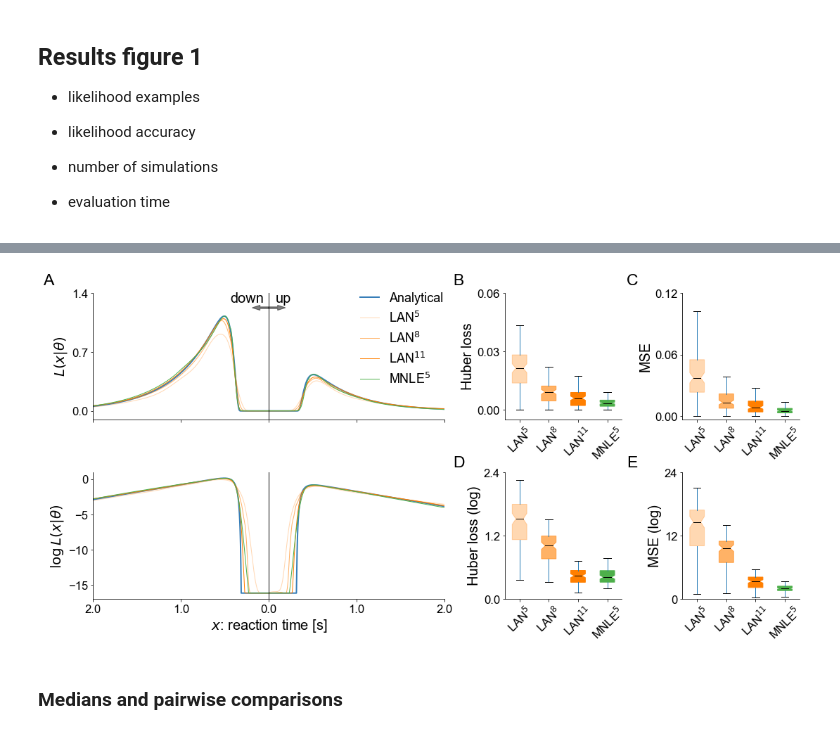
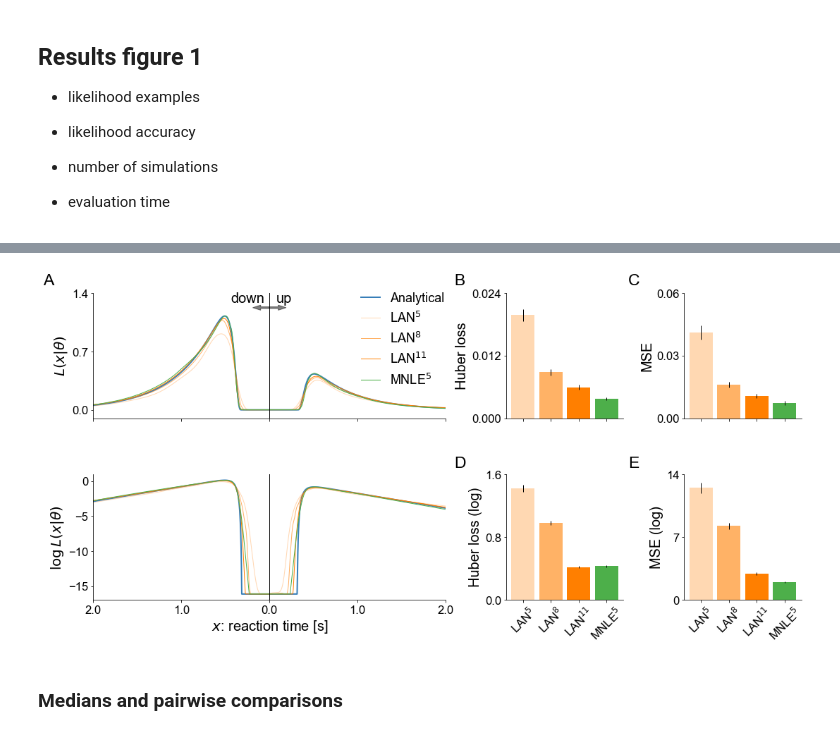
Before and after one commit to mackelab/mnle-for-ddms, a Jupyter notebook: notebooks/Paper-Figure-2-likelihood-comparison.ipynb, the cells around one changed output, grey strips where cells are left out. Drawn from its saved outputs; the diff is of its cells as text; code cells hidden in the pictures.

Commit message:
change figure 2 to barplots, add new fig 3.

```diff
--- a/notebooks/Paper-Figure-2-likelihood-comparison.ipynb
+++ b/notebooks/Paper-Figure-2-likelihood-comparison.ipynb
@@ -230,6 +230,18 @@ def get_lan_likelihood_batch_of_trials(theta, rts, choices, net, transform=True)
 
     # Sum over trials.
     return log_likelihood_trials.sum(0).squeeze()
+
+# Helper function for bar plots below.
+def plot_bar(pos, width, metrics, label, color, alpha=.6):
+    plt.bar(
+            pos,
+            height=metrics.mean(0),
+            width=width,
+            yerr=metrics.std(0) / np.sqrt(metrics.shape[0]),
+            color = color,
+            label=label,
+            alpha=alpha,
+            )
 # %% [markdown]
 ## Likelihood comparison for single example
 
@@ -238,7 +250,7 @@ def get_lan_likelihood_batch_of_trials(theta, rts, choices, net, transform=True)
 For creating a figure showing the likelihood over the entire data space given a fixed parameter combination we sample a single parameter combination from the prior and evaluate the synthetic likelihoods for a large range of reaction times and both choices, while holding the parameters fixed.
 # %%
 # Sample one parameter from the prior for a likelihood example.
-theta_o = prior.sample((1,))
+# theta_o = prior.sample((1,))
 l_lower_bound = 1e-7
 theta_o = torch.tensor([[-.6, 1.6, 0.5, 0.3]])
 theta_o
@@ -385,6 +525,6 @@ lan_rts.mean(), mnle_rts.mean()
 # %%
-fig, ax = plt.subplots(2, 3, sharex=False, figsize=(18, 8),
-                       gridspec_kw=dict(wspace=0.31, hspace=0.42, width_ratios=[0.6, .2, .2]))
+fig, ax = plt.subplots(2, 3, sharex="col", figsize=(18, 8),
+                       gridspec_kw=dict(wspace=0.31, hspace=0.45, width_ratios=[0.6, .2, .2]))
 
 grid = False
 showfliers = False
@@ -392,7 +532,7 @@ xticks = np.arange(-2, 2.1, 1)
 
 alphas = [1, 0.3, 0.6, 1, 1]
 plot_colors = [colors[0], colors[1], colors[1], colors[1], colors[2]]
-rot = 45
+rotation = 45
 mpl.rcParams["lines.linewidth"] = 1.
 
 
@@ -433,83 +573,59 @@ plt.axvline(0, color="k", lw=1)
 
 plt.sca(ax[0, 1])
 box_widths = [0.5] * 4
-bdict = df_huber.boxplot(ax=ax[0, 1], patch_artist=True, return_type="dict",
-                            medianprops={"color": "k"}, grid=grid,
-                           notch=True,
-                           widths=box_widths,
-                           showfliers=showfliers,
-                           rot=rot,
-                           )
+pos = []
+width = 0.1
+pos_scale = 0.12
+for ii in range(4):
+    pos.append(ii*pos_scale)
+    plot_bar(pos[ii], width, df_huber.values[:, ii], label=labels[ii+1], color=plot_colors[ii+1], alpha=alphas[ii+1])
+plt.xticks(pos, labels[1:], rotation=rotation);
+
 plt.ylabel("Huber loss");
-for i,box in enumerate(bdict['boxes']):
-    box.set_color(plot_colors[i+1])
-    box.set_alpha(alphas[i+1])
-plt.yticks(np.linspace(0, 0.06, 3));
-plt.ylim(-0.005, .06)
+plt.yticks(np.linspace(0, 0.024, 3));
+plt.ylim(0, 0.024)
 
 plt.sca(ax[0, 2])
-bdict = df_mse.boxplot(ax=ax[0, 2], patch_artist=True, return_type="dict",
-                          medianprops={"color": "k"}, grid=grid,
-                          notch=True,
-                          widths=box_widths,
-                          showfliers=showfliers,
-                          rot=rot,
-                         )
+for ii in range(4):
+    plot_bar(pos[ii], width, df_mse.values[:, ii], label=labels[ii+1], color=plot_colors[ii+1], alpha=alphas[ii+1])
+plt.xticks(pos, labels[1:], rotation=rotation);
 plt.ylabel(r"MSE");
-for i,box in enumerate(bdict['boxes']):
-    box.set_color(plot_colors[i+1])
-    box.set_alpha(alphas[i+1])
-plt.yticks(np.linspace(0, .12, 3))
-plt.ylim(-0.003, .12);
+plt.yticks(np.linspace(0, .06, 3))
+plt.ylim(0, .06);
 
 
 plt.sca(ax[1, 1])
-box_widths = [0.5] * 4
-bdict = df_huber_log.boxplot(ax=ax[1, 1], patch_artist=True, return_type="dict",
-                            medianprops={"color": "k"}, grid=grid,
-                           notch=True,
-                           widths=box_widths,
-                           showfliers=showfliers,
-                           rot=rot,
-                           )
+for ii in range(4):
+    plot_bar(pos[ii], width, df_huber_log.values[:, ii], label=labels[ii+1], color=plot_colors[ii+1], alpha=alphas[ii+1])
+plt.xticks(pos, labels[1:], rotation=rotation);
 plt.ylabel("Huber loss (log)");
-for i,box in enumerate(bdict['boxes']):
-    box.set_color(plot_colors[i+1])
-    box.set_alpha(alphas[i+1])
-plt.yticks(np.linspace(0, 2.4, 3));
-plt.ylim(0, 2.4)
+plt.yticks(np.linspace(0, 1.6, 3));
+plt.ylim(0, 1.6)
 
 plt.sca(ax[1, 2])
-bdict = df_mse_log.boxplot(ax=ax[1, 2], patch_artist=True, return_type="dict",
-                          medianprops={"color": "k"}, grid=grid,
-                          notch=True,
-                          widths=box_widths,
-                          showfliers=showfliers,
-                          rot=rot,
-                         )
+for ii in range(4):
+    plot_bar(pos[ii], width, df_mse_log.values[:, ii], label=labels[ii+1], color=plot_colors[ii+1], alpha=alphas[ii+1])
+plt.xticks(pos, labels[1:], rotation=rotation);
 plt.ylabel(r"MSE (log)");
-for i,box in enumerate(bdict['boxes']):
-    box.set_color(plot_colors[i+1])
-    box.set_alpha(alphas[i+1])
-plt.yticks(np.linspace(0, 24, 3))
-plt.ylim(0, 24);
+plt.yticks(np.linspace(0, 14, 3))
+plt.ylim(0, 14);
 
 weight = "regular"
 fontsize = 23
 y1 = 0.9
 x1 = 0.07
 dx = .45
 dx2 = 0.64
 dy = 0.45
 fig.text(x1, y1, "A", fontsize=fontsize, fontweight=weight)
 fig.text(x1 + dx, y1, "B", fontsize=fontsize, fontweight=weight)
 fig.text(x1 + dx2, y1, "C", fontsize=fontsize, fontweight=weight)
 fig.text(x1 + dx, y1 - dy, "D", fontsize=fontsize, fontweight=weight)
 fig.text(x1 + dx2, y1 - dy, "E", fontsize=fontsize, fontweight=weight);
 plt.tight_layout()
 fig.savefig("figures/Figure2-MNLE-LAN-likelihood-comparison.png", dpi=300, bbox_inches="tight");
 # %% [output]
-[figure, old version]
+[figure, new version]
 # %% [markdown]
 ### Medians and pairwise comparisons
 # %%
```
Also changed, not shown: parts of 3 cells of this notebook, 2 other files.
